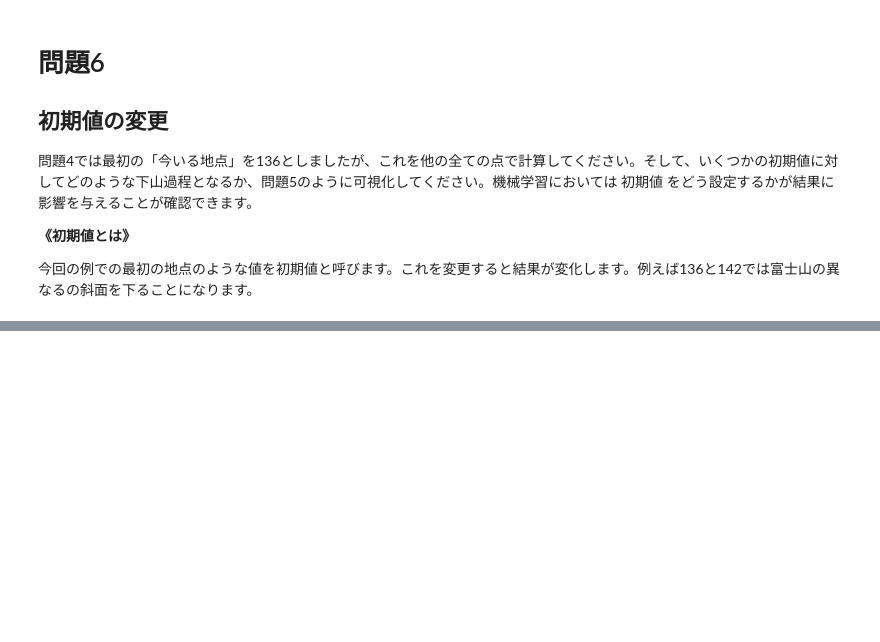
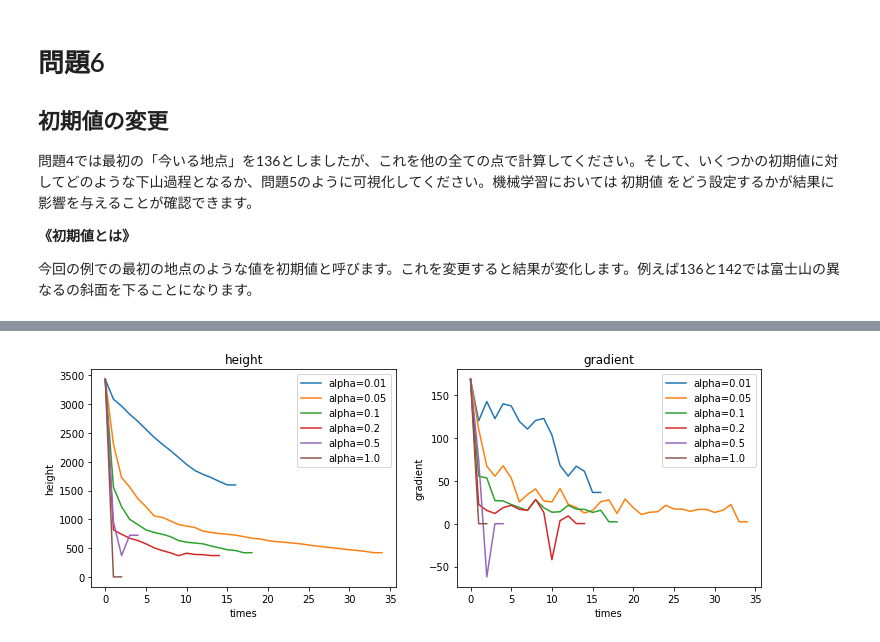
Before and after one commit to taiki-nakaso/diveintocode-ml, a Jupyter notebook: src/week2/week2-session2.ipynb, the cells around one changed output, grey strips where cells are left out. Saved outputs shown, nothing was run; the diff lists cells and outputs as text; code cells hidden in the pictures; blank space fills up the shorter version.

```diff
--- a/src/week2/week2-session2.ipynb
+++ b/src/week2/week2-session2.ipynb
@@ -227,0 +236,35 @@ plt.show()
+# %%
+# 開始地点は136番に固定
+START_POSITION = 136
+
+# alphaの値ごとに下山過程をリストに格納する
+alpha_dict = {}
+
+for alpha in [0.01, 0.05, 0.1, 0.2, 0.5, 1.0]:
+    alpha_dict[alpha] = down_mountain(START_POSITION, alpha=alpha)
+
+# 可視化
+fig = plt.figure(figsize=(12, 4))
+ax1 = plt.subplot(121)
+ax2 = plt.subplot(122)
+
+# 標高
+ax1.set_title('height')
+ax1.set_xlabel('times')
+ax1.set_ylabel('height')
+
+# 勾配
+ax2.set_title('gradient')
+ax2.set_xlabel('times')
+ax2.set_ylabel('gradient')
+
+for key, val in alpha_dict.items():
+    ax1.plot([fuji[x, 3] for x in val], label='alpha='+str(key))
+    ax2.plot([gradient_fuji(x) for x in val], label='alpha='+str(key))
+
+ax1.legend()
+ax2.legend()
+
+plt.show()
+# %% [output]
+[figure, added]
```
Also changed, not shown: parts of 3 cells of this notebook.
